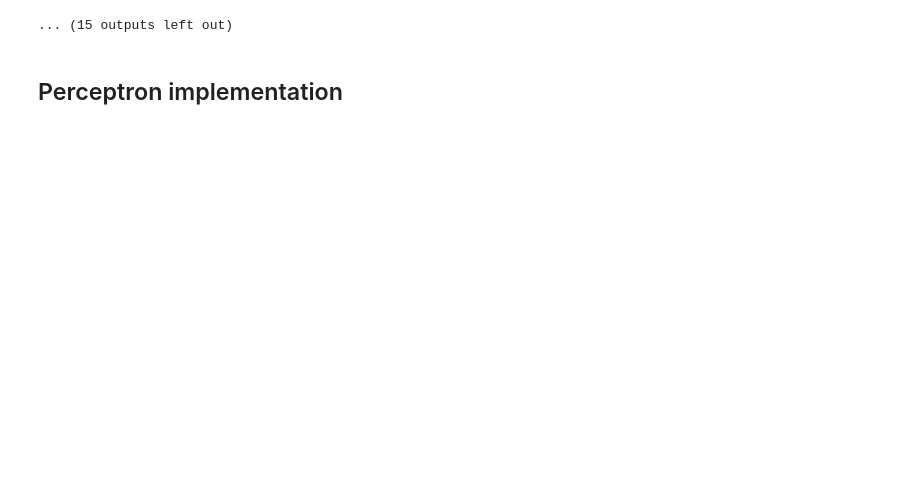
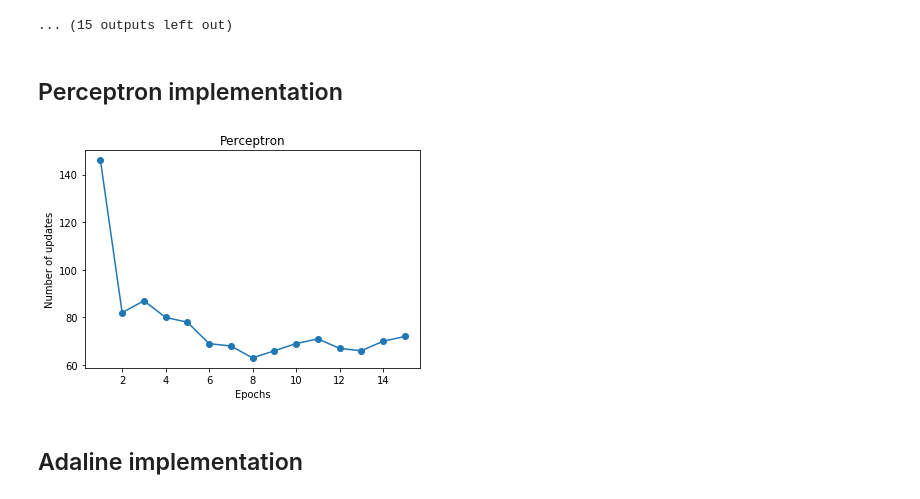
Before and after one commit to torres07/topicos-3, a Jupyter notebook: listas/lista-1/lista-1.ipynb, the cells around one changed output. Saved outputs shown, nothing was run; the diff lists cells and outputs as text; code cells hidden in the pictures; blank space fills up the shorter version.

```diff
--- a/listas/lista-1/lista-1.ipynb
+++ b/listas/lista-1/lista-1.ipynb
@@ -172,3 +172,24 @@ class Perceptron(object):
             self.errors_.append(error)
 
         return self
+# %%
+# Clump Thickness (1), Bland Chromatin (7)
+X = data.iloc[:, [1, 7]].values
+
+y = data.iloc[:, -1].values
+# Benign = -1, Malignant = 1
+y = np.where(y == 2, -1, 1)
+# %%
+ppn = Perceptron(n_iter=15, lr=0.01)
+ppn.fit(X, y)
+
+plt.plot(range(1, len(ppn.errors_) + 1), ppn.errors_, marker='o')
+plt.xlabel('Epochs')
+plt.ylabel('Number of updates')
+plt.title('Perceptron')
+
+plt.show()
+# %% [output]
+[figure, added]
+# %% [markdown]
+## Adaline implementation
```
Also changed, not shown: parts of 11 cells of this notebook.
